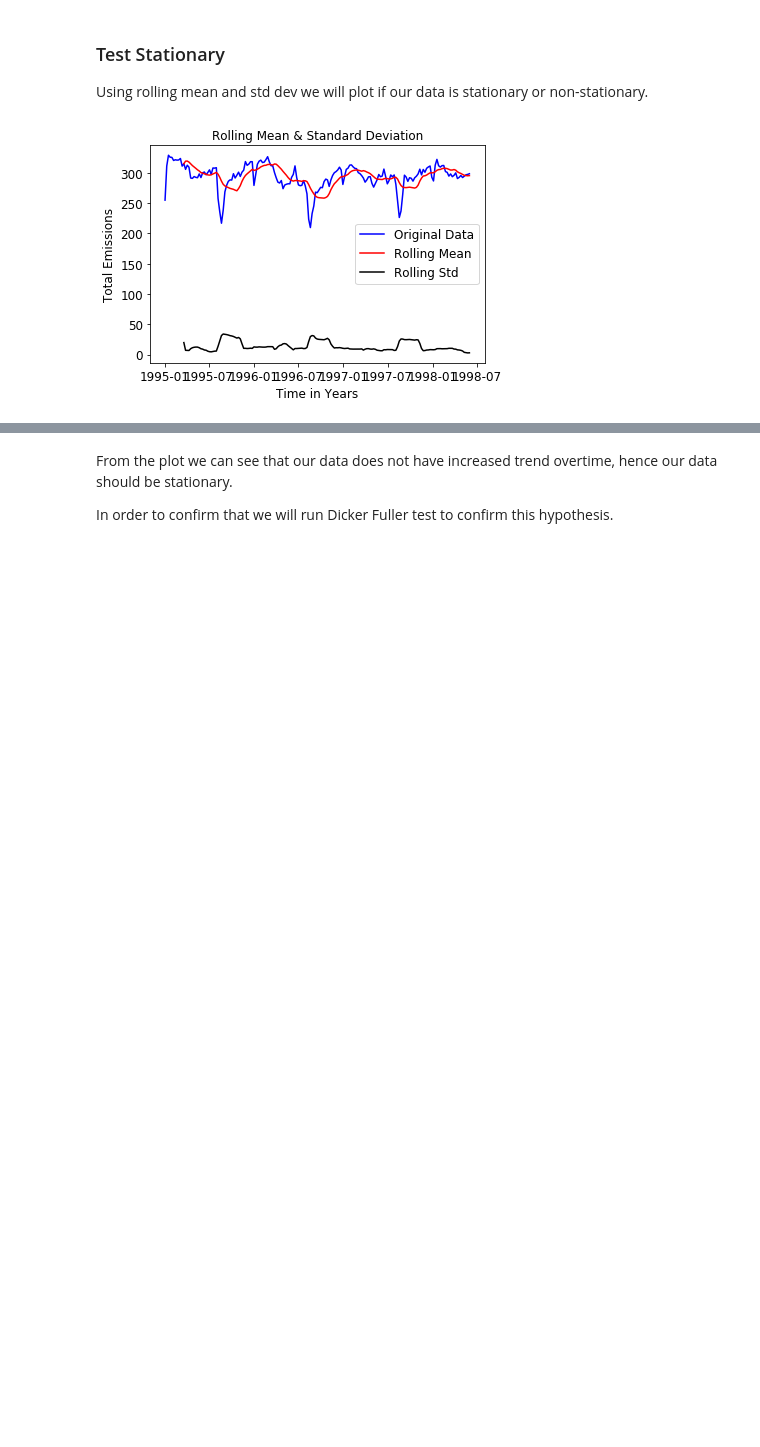
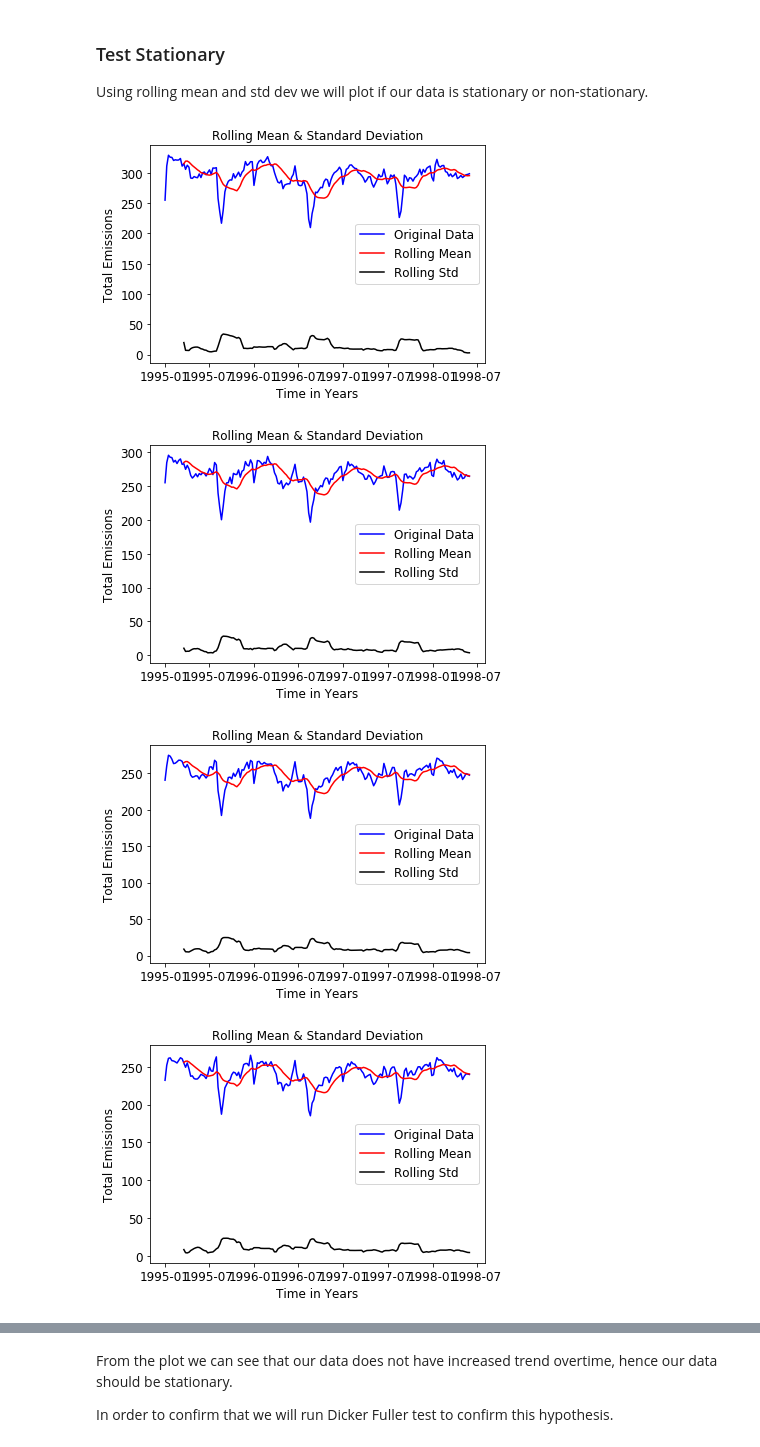
Before and after one commit to Cobrijani/prescient, a Jupyter notebook: src/notebooks/PowerSupply.ipynb, the cells around one changed output, grey strips where cells are left out. Drawn from its saved outputs; the diff is of its cells as text; code cells hidden in the pictures; blank space fills up the shorter version.

```diff
--- a/src/notebooks/PowerSupply.ipynb
+++ b/src/notebooks/PowerSupply.ipynb
@@ -96,23 +80,27 @@ Using rolling mean and std dev we will plot if our data is stationary or non-sta
 # %%
 def test_stationary_plot(ts):
     fontsize = 12
     figsize = (12,8)
     rol_mean = ts.rolling(window = 12, center = False).mean()
     rol_std = ts.rolling(window = 12, center = False).std()
 
     plt.plot(ts, color = 'blue',label = 'Original Data')
     plt.plot(rol_mean, color = 'red', label = 'Rolling Mean')
     plt.plot(rol_std, color ='black', label = 'Rolling Std')
     plt.xticks(fontsize = fontsize)
     plt.yticks(fontsize = fontsize)
 
     plt.xlabel('Time in Years', fontsize = fontsize)
     plt.ylabel('Total Emissions', fontsize = fontsize)
     plt.legend(loc='best', fontsize = fontsize)
     plt.title('Rolling Mean & Standard Deviation', fontsize = fontsize)
     plt.show(block= True)
 
 
-test_stationary_plot(x)
+[test_stationary_plot(i) for i in X]
+pass
 # %% [output]
 [figure]
+[figure, added]
+[figure, added]
+[figure, added]
```
Also changed, not shown: parts of 10 cells of this notebook.
